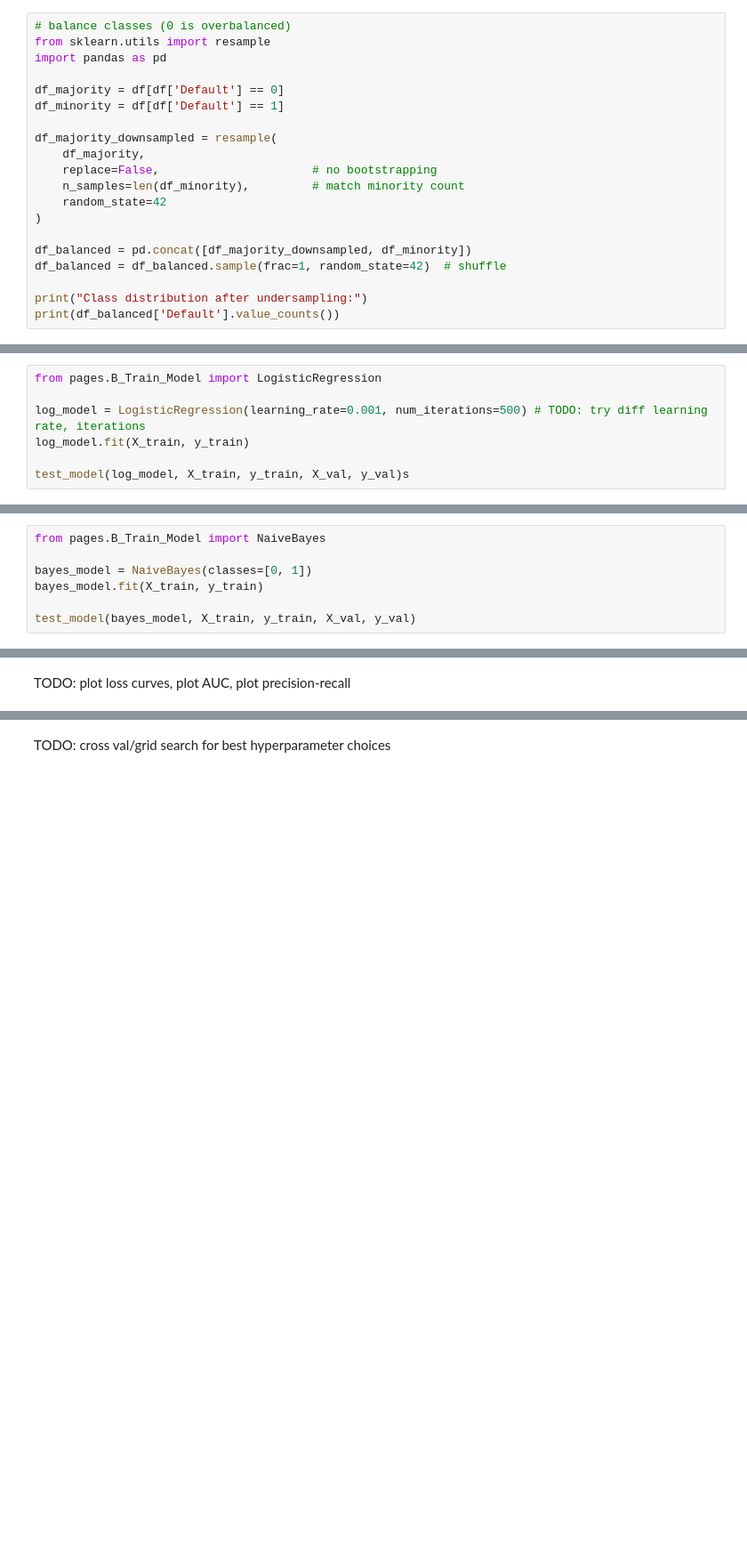
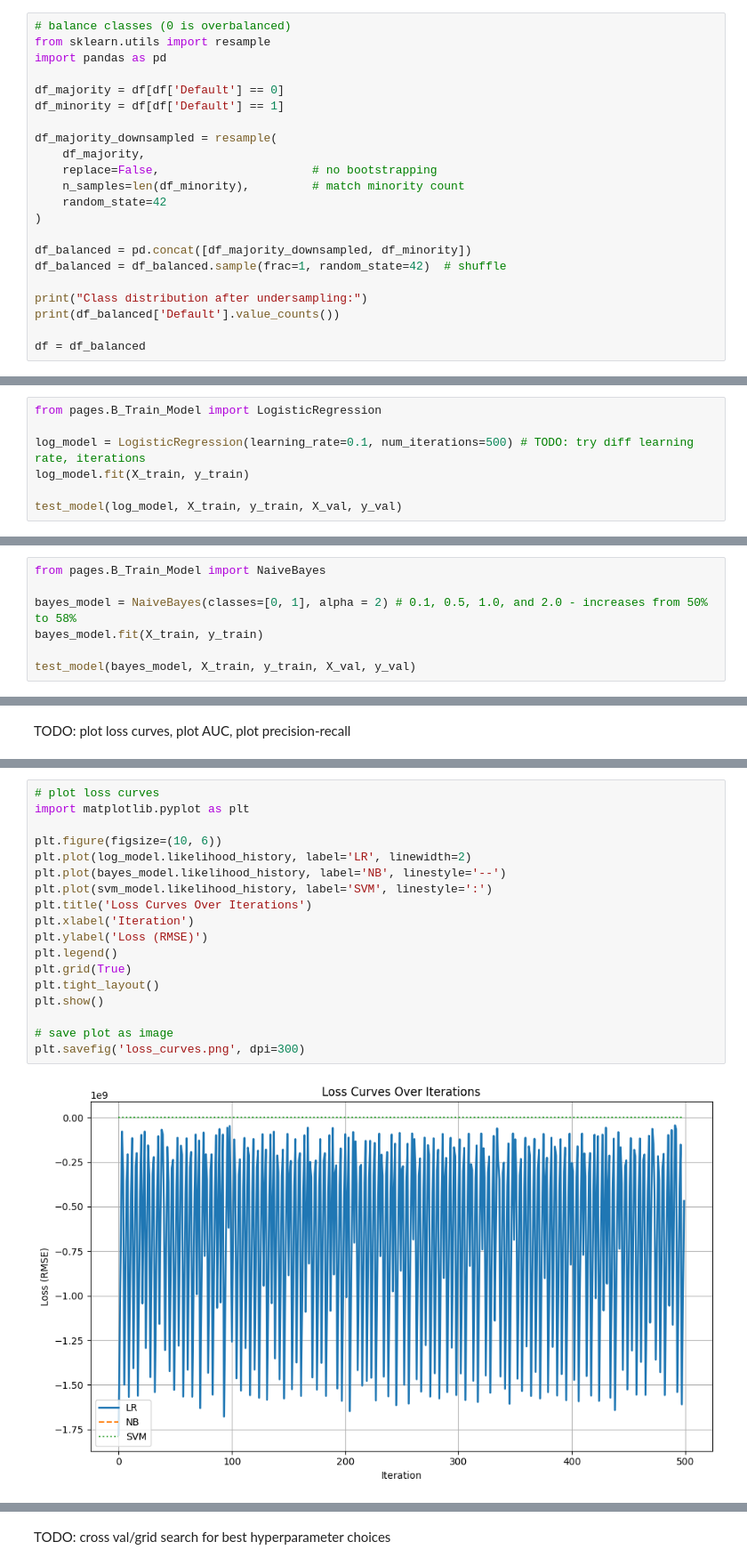
Before and after one commit to mwgupta/paml-final-proximacentauri, a Jupyter notebook: experiments3.ipynb, the cells around one changed output, grey strips where cells are left out. Shown: that part at 89% size. Saved outputs shown, nothing was run; the diff lists cells and outputs as text; blank space fills up the shorter version.

Commit message:
plot code

```diff
--- a/experiments3.ipynb
+++ b/experiments3.ipynb
@@ -90,6 +90,8 @@ df_balanced = df_balanced.sample(frac=1, random_state=42)  # shuffle
 
 print("Class distribution after undersampling:")
 print(df_balanced['Default'].value_counts())
+
+df = df_balanced
 # %% [output]
 Class distribution after undersampling:
 Default
@@ -169,8 +146,8 @@ def test_model(model, X_train, y_train, X_val, y_val):
 # %%
 from pages.B_Train_Model import LogisticRegression
 
-log_model = LogisticRegression(learning_rate=0.001, num_iterations=500) # TODO: try diff learning rate, iterations
+log_model = LogisticRegression(learning_rate=0.1, num_iterations=500) # TODO: try diff learning rate, iterations
 log_model.fit(X_train, y_train)
 
-test_model(log_model, X_train, y_train, X_val, y_val)s
+test_model(log_model, X_train, y_train, X_val, y_val)
 # %% [output]
@@ -195,7 +172,7 @@ Validation accuracy: 0.00%, Validation precision: 0.00%, Validation recall: 0.00
 # %%
 from pages.B_Train_Model import NaiveBayes
 
-bayes_model = NaiveBayes(classes=[0, 1])
+bayes_model = NaiveBayes(classes=[0, 1], alpha = 2) # 0.1, 0.5, 1.0, and 2.0 - increases from 50% to 58%
 bayes_model.fit(X_train, y_train)
 
 test_model(bayes_model, X_train, y_train, X_val, y_val)
@@ -252,0 +238,20 @@ TODO: plot loss curves, plot AUC, plot precision-recall
+# %%
+# plot loss curves
+import matplotlib.pyplot as plt
+
+plt.figure(figsize=(10, 6))
+plt.plot(log_model.likelihood_history, label='LR', linewidth=2)
+plt.plot(bayes_model.likelihood_history, label='NB', linestyle='--')
+plt.plot(svm_model.likelihood_history, label='SVM', linestyle=':')
+plt.title('Loss Curves Over Iterations')
+plt.xlabel('Iteration')
+plt.ylabel('Loss (RMSE)')
+plt.legend()
+plt.grid(True)
+plt.tight_layout()
+plt.show()
+
+# save plot as image
+plt.savefig('loss_curves.png', dpi=300)
+# %% [output]
+[figure, added]
```
Also changed, not shown: parts of 8 cells of this notebook.
